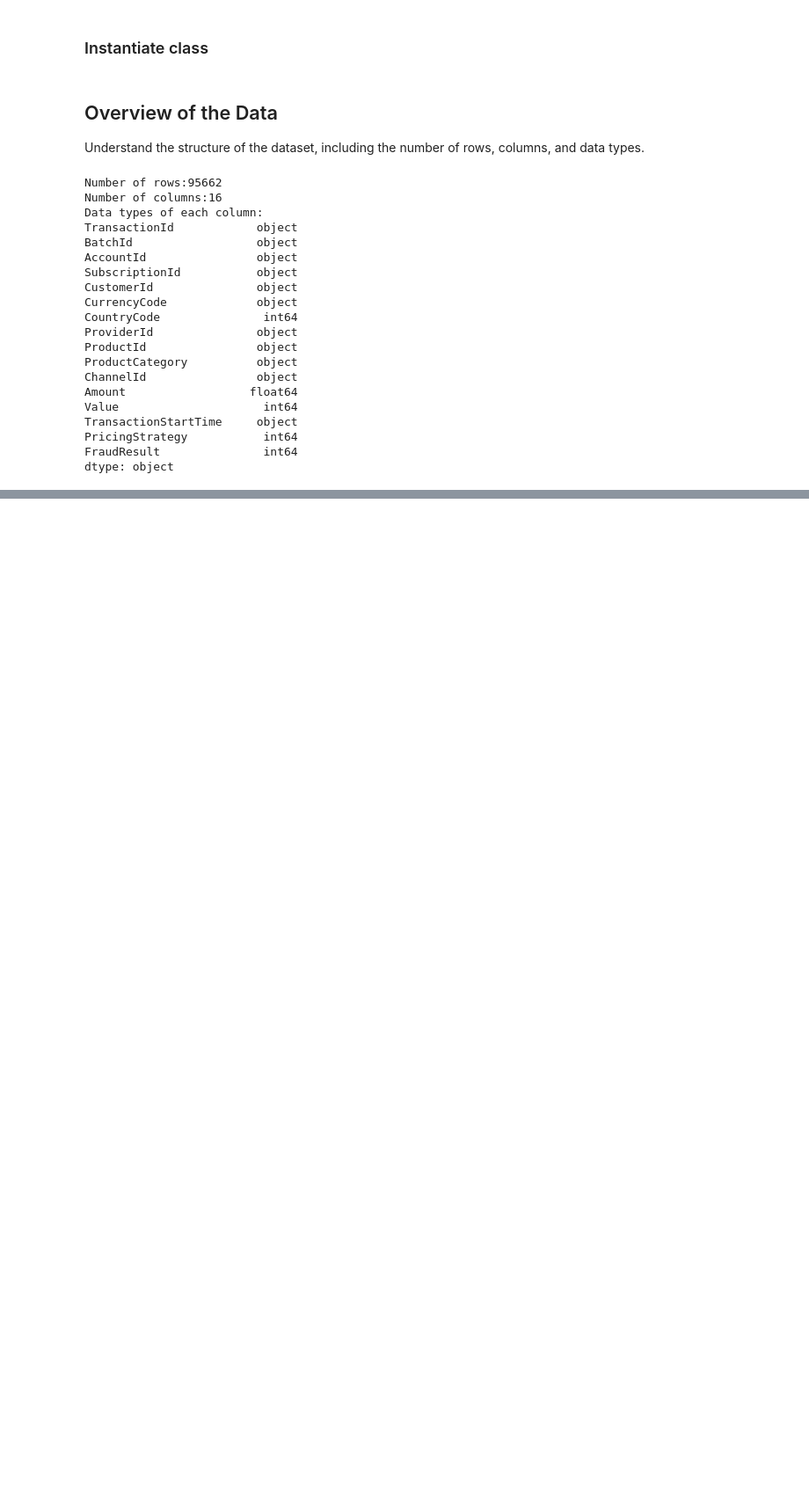
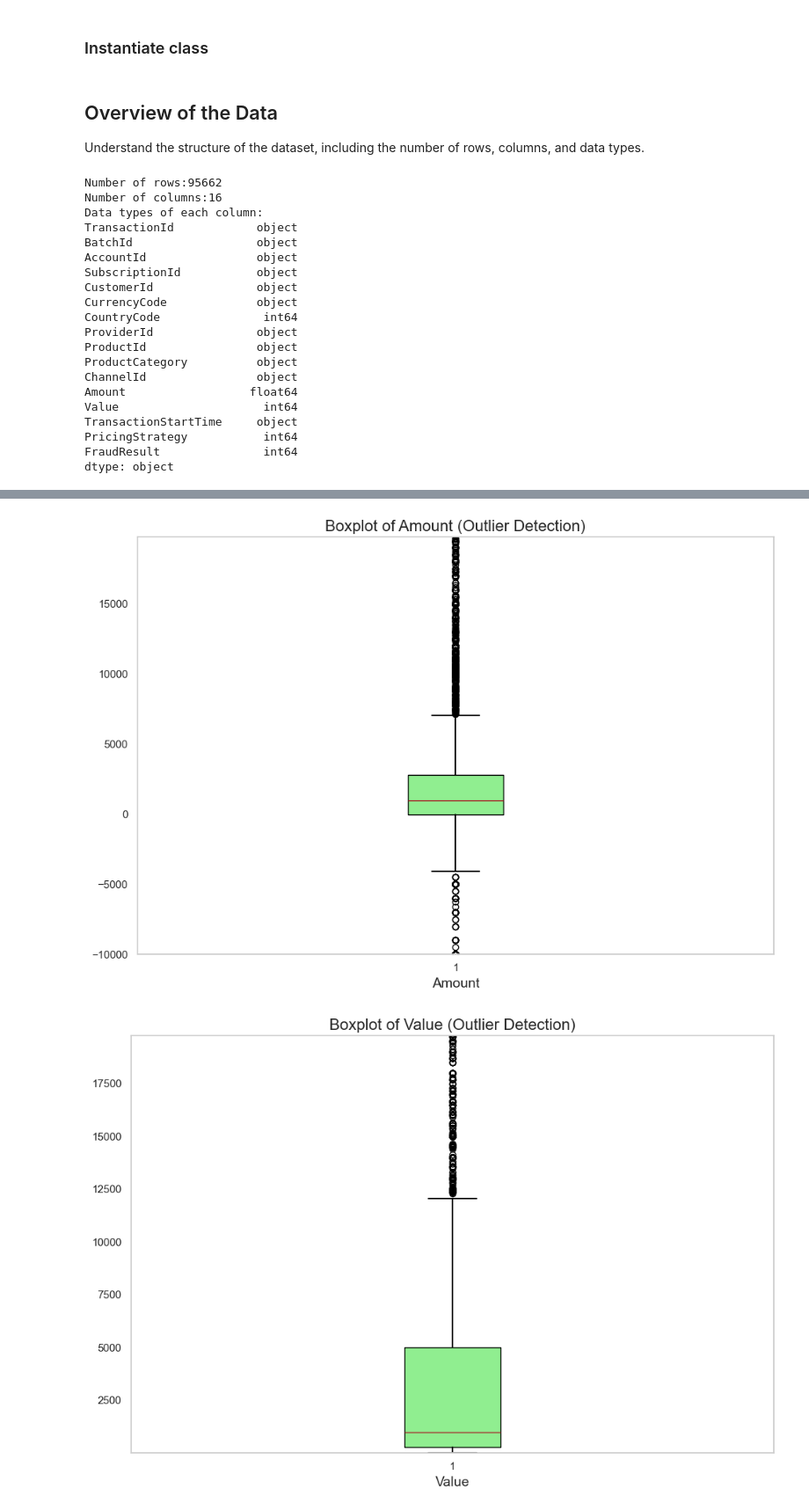
Before and after one commit to wolderufael/Credit-Scoring-Model-for-eCommerce-Platform, a Jupyter notebook: notebook/EDA.ipynb, the cells around one changed output, grey strips where cells are left out. Shown at 88% size. Drawn from its saved outputs; the diff is of its cells as text; code cells hidden in the pictures; blank space fills up the shorter version.

```diff
--- a/notebook/EDA.ipynb
+++ b/notebook/EDA.ipynb
@@ -49,0 +115,5 @@ dtype: object
+# %%
+eda.plot_outliers_boxplots(data)
+# %% [output]
+[figure, added]
+[figure, added]
```
Also changed, not shown: parts of 10 cells of this notebook, 1 other file.
